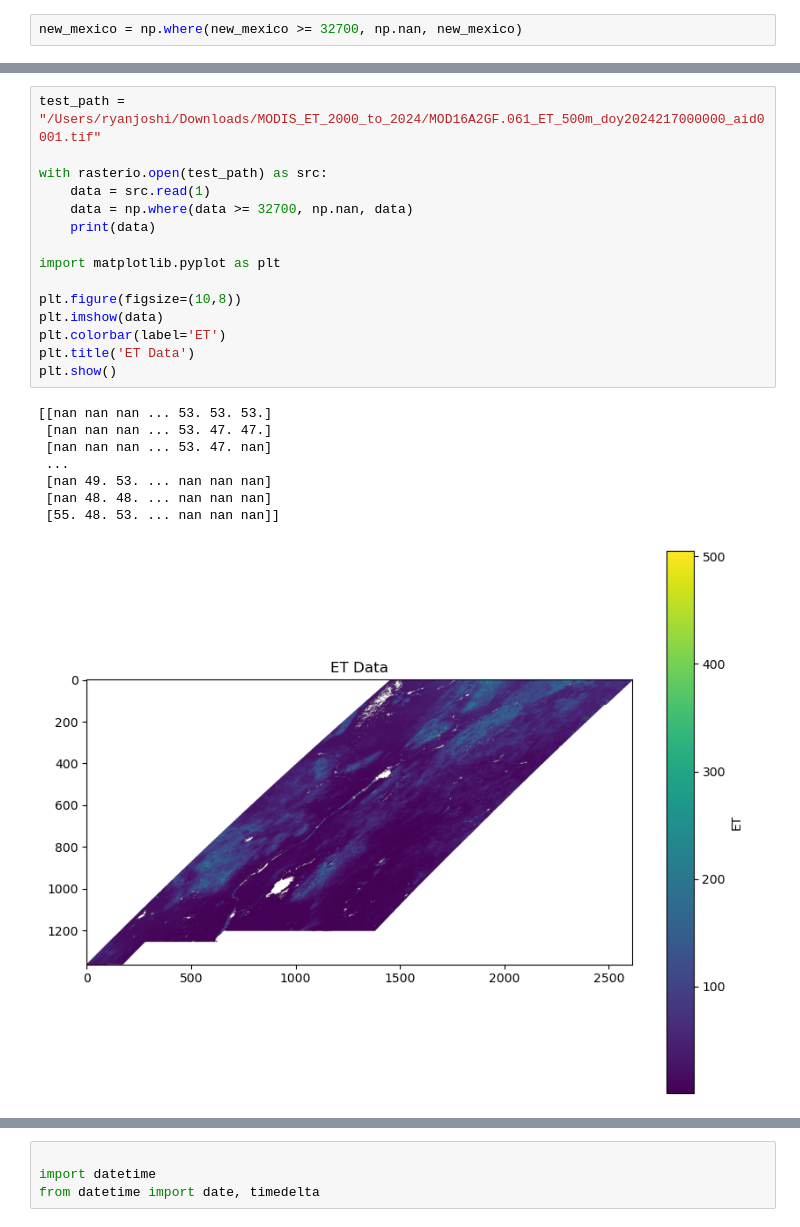
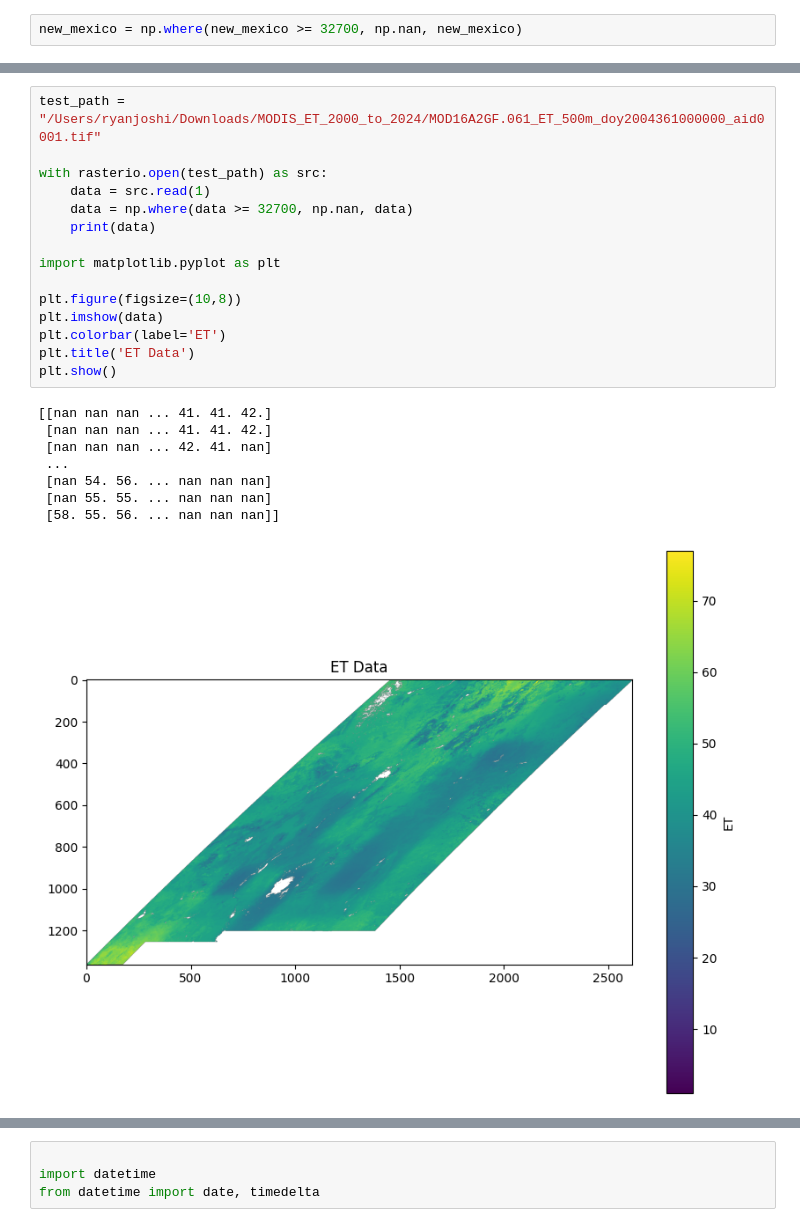
Before and after one commit to ryancjoshi/testrepo, a Jupyter notebook: xarrays_backup.ipynb, the cells around one changed output, grey strips where cells are left out. Saved outputs shown, nothing was run; the diff lists cells and outputs as text.

```diff
--- a/xarrays_backup.ipynb
+++ b/xarrays_backup.ipynb
@@ -723,27 +709,27 @@ Choose an maximum ET threshold (32700 if N/A) 100
 # %%
-test_path = "/Users/ryanjoshi/Downloads/MODIS_ET_2000_to_2024/MOD16A2GF.061_ET_500m_doy2024217000000_aid0001.tif"
+test_path = "/Users/ryanjoshi/Downloads/MODIS_ET_2000_to_2024/MOD16A2GF.061_ET_500m_doy2004361000000_aid0001.tif"
 
 with rasterio.open(test_path) as src:
     data = src.read(1)
     data = np.where(data >= 32700, np.nan, data)
     print(data)
 
 import matplotlib.pyplot as plt
 
 plt.figure(figsize=(10,8))
 plt.imshow(data)
 plt.colorbar(label='ET')
 plt.title('ET Data')
 plt.show()
 # %% [output]
-[[nan nan nan ... 53. 53. 53.]
- [nan nan nan ... 53. 47. 47.]
- [nan nan nan ... 53. 47. nan]
+[[nan nan nan ... 41. 41. 42.]
+ [nan nan nan ... 41. 41. 42.]
+ [nan nan nan ... 42. 41. nan]
  ...
- [nan 49. 53. ... nan nan nan]
- [nan 48. 48. ... nan nan nan]
- [55. 48. 53. ... nan nan nan]]
+ [nan 54. 56. ... nan nan nan]
+ [nan 55. 55. ... nan nan nan]
+ [58. 55. 56. ... nan nan nan]]
-[figure, old version]
+[figure, new version]
 # %%
 #test coordinate algorithm for single TIF file to ensure it matches QGIS
 
```
Also changed, not shown: parts of 57 cells of this notebook.
